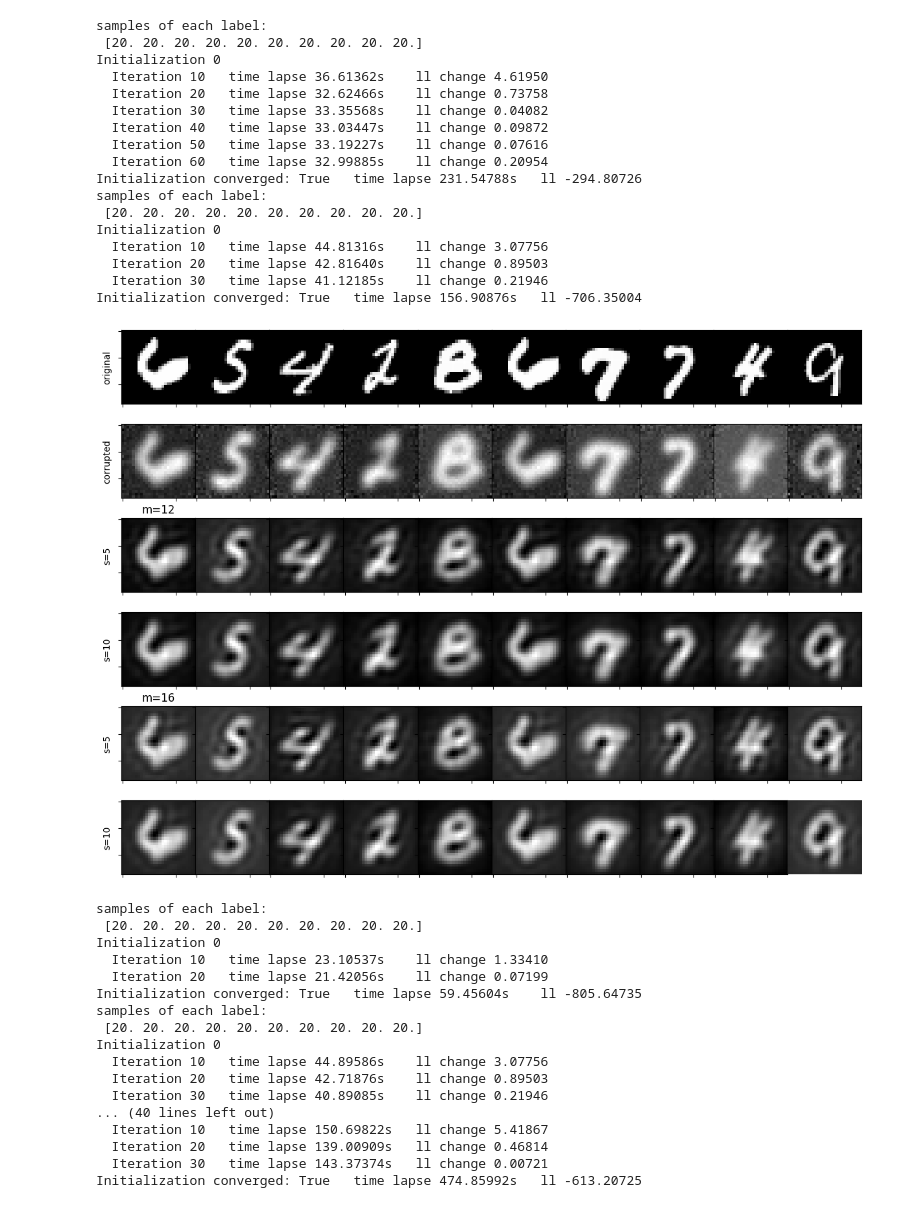
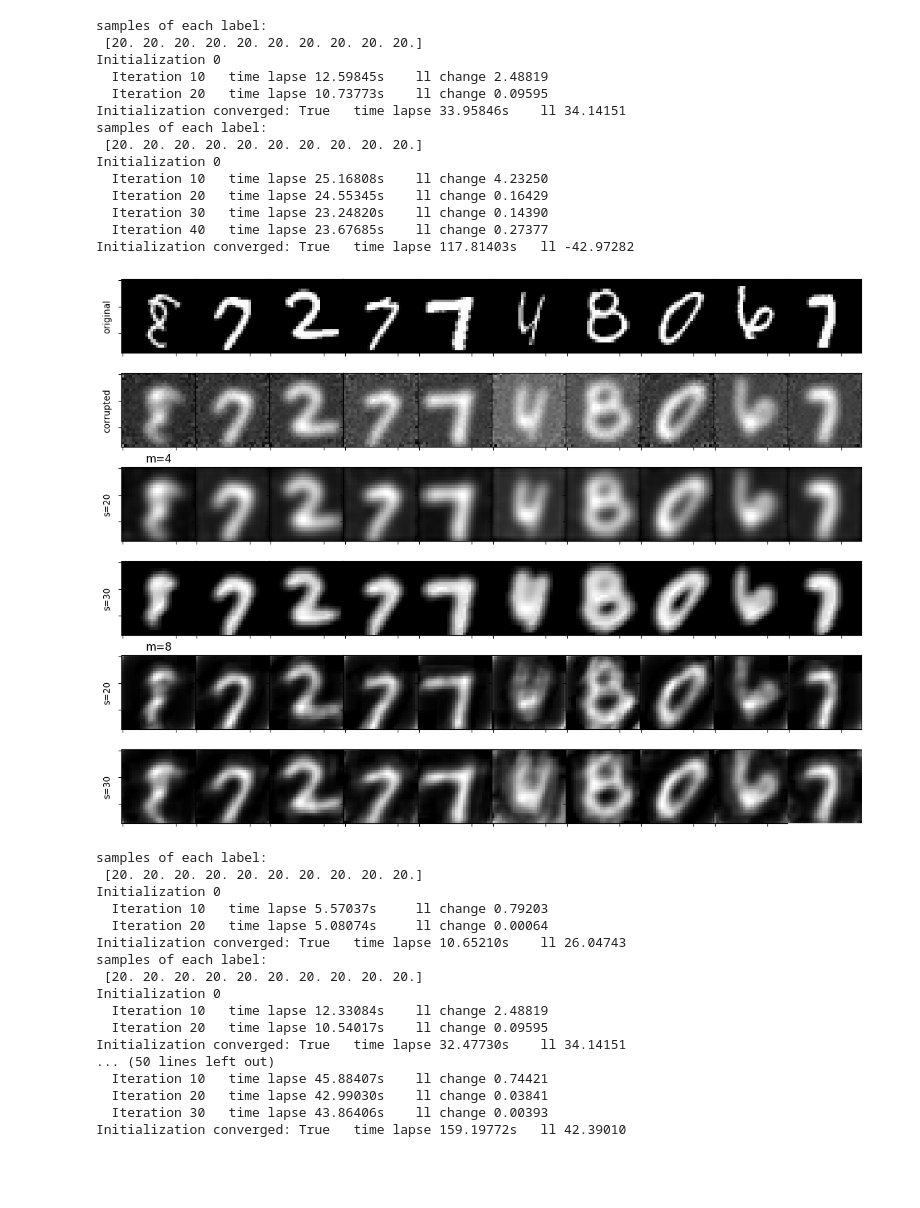
Before and after one commit to DBTomCat/IML_Project_Phase2, a Jupyter notebook: Simulation.ipynb, the cells around one changed output. Cells and saved outputs as stored; diff of their text form; code cells hidden in the pictures; blank space fills up the shorter version.

```diff
--- a/Simulation.ipynb
+++ b/Simulation.ipynb
@@ -60,7 +60,7 @@ def remake_image(patches, m, imgSize=28):
     weights =   np.asarray([convolve2d(a[i, :, :], np.ones((m,m))) for i in range(n_patches**2)])
     weights =   np.sum(weights, axis=0)
 
-    return total / (weights + np.max(weights))
+    return total / weights
 
 
 def load_samples(mnist, n_samples):
@@ -97,23 +97,29 @@ def Z_Y(gm, y, W, s, m, n):
 
     prec_Y = np.eye(m**2) / s**2
 
-    prec_ZY = prec_Z + W @ prec_Y @ W
+    prec_ZY = prec_Z + W.T @ prec_Y @ W
     cov_ZY = np.linalg.inv(prec_ZY)
 
-    mu_ZY = cov_ZY @ (np.tile((W @ prec_Y @ y.T), (n, 1, 1))+ np.tile(cov_Z @ mu_Z[:, :, np.newaxis], (1, 1, l))) #
+    cov_ZY_appx = cov_ZY - np.eye(m**2) * np.min(cov_ZY)
 
-    #return np.mean(mu_ZY,axis=0)
+    mu_ZY = cov_ZY @ (np.tile((W.T @ prec_Y @ y.T), (n, 1, 1)) + np.tile(prec_Z @ mu_Z[:, :, np.newaxis], (1, 1, l))) #
 
-    ##what theoritical answer should be
     diff_to_mus = np.tile(y.T, (n,1,1)) - mu_ZY
+    ML = np.argmin(np.linalg.norm(diff_to_mus, axis=1), axis=0)
 
-    MAP = np.log(pi_Z.reshape((n, 1))) - np.log(np.linalg.det(cov_ZY + np.eye(m**2))) / 2 - np.transpose(diff_to_mus,[0,2,1]) @ prec_ZY @ diff_to_mus
-    indexes = np.argmax(MAP, axis=0)
+
+    logDist = np.transpose(diff_to_mus, [0, 2, 1]) @ diff_to_mus / 2
+    logDist = np.asarray([np.diag(i) for i in logDist])
+
+    MAP = np.argmax(np.log(pi_Z) - np.log(np.linalg.det(cov_ZY_appx)) / 2 - logDist.T, axis=1)
+
 
     ans = np.zeros((m**2, l), dtype=np.float64)
 
     for i in range(l):
-        ans[:, i] = mu_ZY[indexes[i], :, i]
+        ans[:, i] = mu_ZY[MAP[i], :, i]
+
+
     return ans
 
 def beep():
@@ -153,7 +159,7 @@ Initialization converged: True   time lapse 1.32991s     ll 4627.83785
 # %%
 n_samples = 100
 ms      = [4, 8, 12, 16, 20, 28]
-sigs    = [5, 10, 20, 30, 50]
+sigs    = [5, 10, 25, 30, 50]
 n_images = len(ms)
 n = 20
 
@@ -207,7 +213,7 @@ plt.show()
 n_samples = 200
 n = 20
 
-ms = [12, 16]
+ms = [4, 8]
 gm_by_m_accurate = []
 
 for i, m in enumerate(ms):
@@ -216,20 +222,17 @@ for i, m in enumerate(ms):
 samples of each label:
  [20. 20. 20. 20. 20. 20. 20. 20. 20. 20.]
 Initialization 0
-  Iteration 10   time lapse 36.61362s    ll change 4.61950
-  Iteration 20   time lapse 32.62466s    ll change 0.73758
-  Iteration 30   time lapse 33.35568s    ll change 0.04082
-  Iteration 40   time lapse 33.03447s    ll change 0.09872
-  Iteration 50   time lapse 33.19227s    ll change 0.07616
-  Iteration 60   time lapse 32.99885s    ll change 0.20954
-Initialization converged: True   time lapse 231.54788s   ll -294.80726
+  Iteration 10   time lapse 12.59845s    ll change 2.48819
+  Iteration 20   time lapse 10.73773s    ll change 0.09595
+Initialization converged: True   time lapse 33.95846s    ll 34.14151
 samples of each label:
  [20. 20. 20. 20. 20. 20. 20. 20. 20. 20.]
 Initialization 0
-  Iteration 10   time lapse 44.81316s    ll change 3.07756
-  Iteration 20   time lapse 42.81640s    ll change 0.89503
-  Iteration 30   time lapse 41.12185s    ll change 0.21946
-Initialization converged: True   time lapse 156.90876s   ll -706.35004
+  Iteration 10   time lapse 25.16808s    ll change 4.23250
+  Iteration 20   time lapse 24.55345s    ll change 0.16429
+  Iteration 30   time lapse 23.24820s    ll change 0.14390
+  Iteration 40   time lapse 23.67685s    ll change 0.27377
+Initialization converged: True   time lapse 117.81403s   ll -42.97282
 # %%
 n_images = 10
 n_samples = 200
@@ -242,8 +245,8 @@ idx = np.random.randint(0, len(all_images), (n_images,))
 axes[0,0].set_ylabel('original')
 axes[1,0].set_ylabel('corrupted')
 
-ms = [12, 16]
-sigs = [5, 10]
+ms = [4, 8]
+sigs = [20, 30]
 
 all_images = load_images(f'./Dataset/MNIST-m={12}/MNIST/corrupted/')
 all_originals = load_images(f'./Dataset/MNIST-m={12}/MNIST/original/')
@@ -261,37 +264,37 @@ for i, m in enumerate(ms):
         original    =   all_originals[id, :, :]
         original   /=   np.max(original)
 
         if i == 0:
             axes[0, x].imshow(original, cmap='gray')
             axes[1, x].imshow(image, cmap='gray')
 
         test_data = extract_patch(image.reshape((1, 28, 28)), m=m)
 
         for k, sig in enumerate(sigs):
 
 
             mapResult   =  [res.reshape((m,m)) for res in Z_Y(gm, test_data, W, sig, m, n).T]
             remaked_map = remake_image(mapResult, m)
             remaked_map = remaked_map / np.max(remaked_map)
             axes[2 * (i + 1) + k, x].imshow(remaked_map, cmap='gray')
 
             if x == 0:
                 axes[2 * (i + 1) + k, 0].set_ylabel(f's={sig}')
 
 
 for i in axes.flatten():
     i.set_xticklabels([])
     i.set_yticklabels([])
 
 fig.tight_layout()
 plt.grid(False)
 plt.axis('off')
 plt.show()
 # %% [output]
-[figure, old version]
+[figure, new version]
 # %%
 n_samples = 200
-m = 16
+m = 4
 
 gm_by_n = []
 
@@ -303,20 +306,20 @@ for i, n in enumerate([10,20,30,40,50,60,70,80]):
 samples of each label:
  [20. 20. 20. 20. 20. 20. 20. 20. 20. 20.]
 Initialization 0
-  Iteration 10   time lapse 23.10537s    ll change 1.33410
-  Iteration 20   time lapse 21.42056s    ll change 0.07199
-Initialization converged: True   time lapse 59.45604s    ll -805.64735
+  Iteration 10   time lapse 5.57037s     ll change 0.79203
+  Iteration 20   time lapse 5.08074s     ll change 0.00064
+Initialization converged: True   time lapse 10.65210s    ll 26.04743
 samples of each label:
  [20. 20. 20. 20. 20. 20. 20. 20. 20. 20.]
 Initialization 0
-  Iteration 10   time lapse 44.89586s    ll change 3.07756
-  Iteration 20   time lapse 42.71876s    ll change 0.89503
-  Iteration 30   time lapse 40.89085s    ll change 0.21946
-... (40 lines left out)
-  Iteration 10   time lapse 150.69822s   ll change 5.41867
-  Iteration 20   time lapse 139.00909s   ll change 0.46814
-  Iteration 30   time lapse 143.37374s   ll change 0.00721
-Initialization converged: True   time lapse 474.85992s   ll -613.20725
+  Iteration 10   time lapse 12.33084s    ll change 2.48819
+  Iteration 20   time lapse 10.54017s    ll change 0.09595
+Initialization converged: True   time lapse 32.47730s    ll 34.14151
+... (50 lines left out)
+  Iteration 10   time lapse 45.88407s    ll change 0.74421
+  Iteration 20   time lapse 42.99030s    ll change 0.03841
+  Iteration 30   time lapse 43.86406s    ll change 0.00393
+Initialization converged: True   time lapse 159.19772s   ll 42.39010
 # %%
 n_samples = 200
 n_images = 3
```
Also changed, not shown: parts of 5 cells of this notebook.
